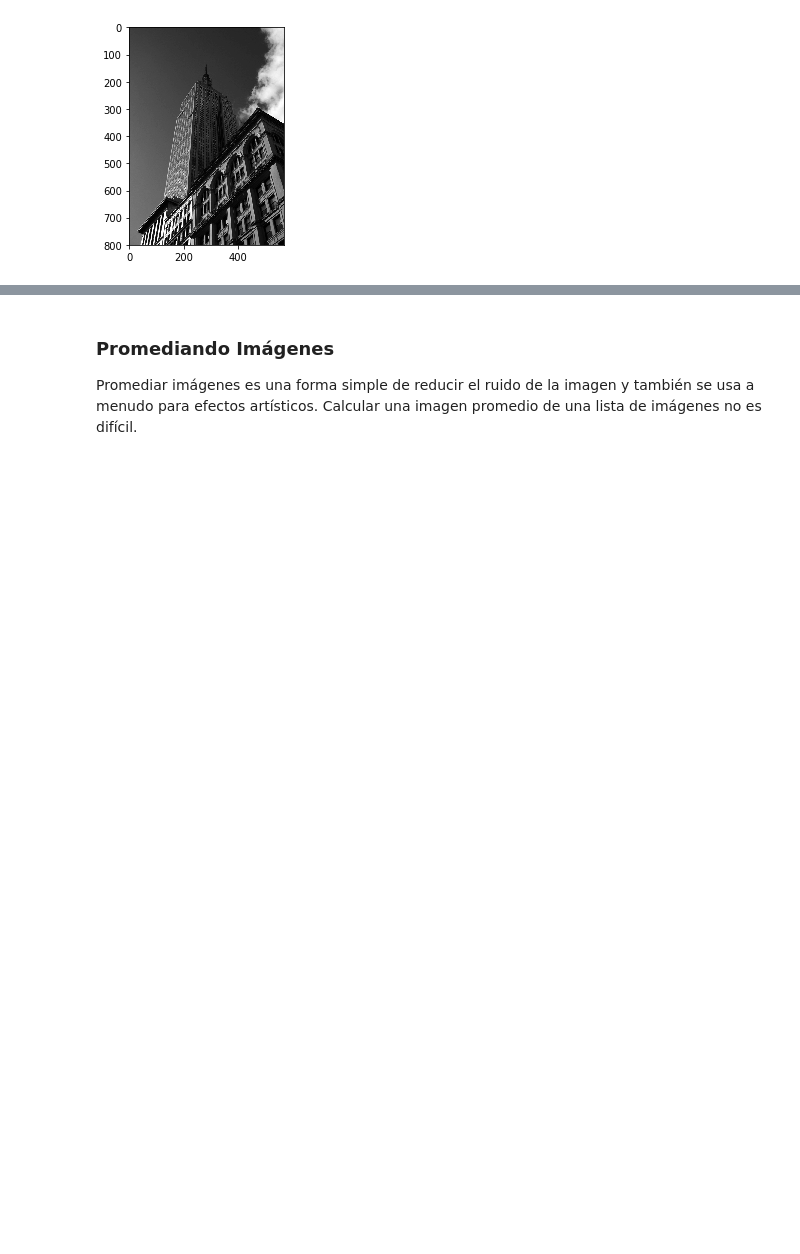
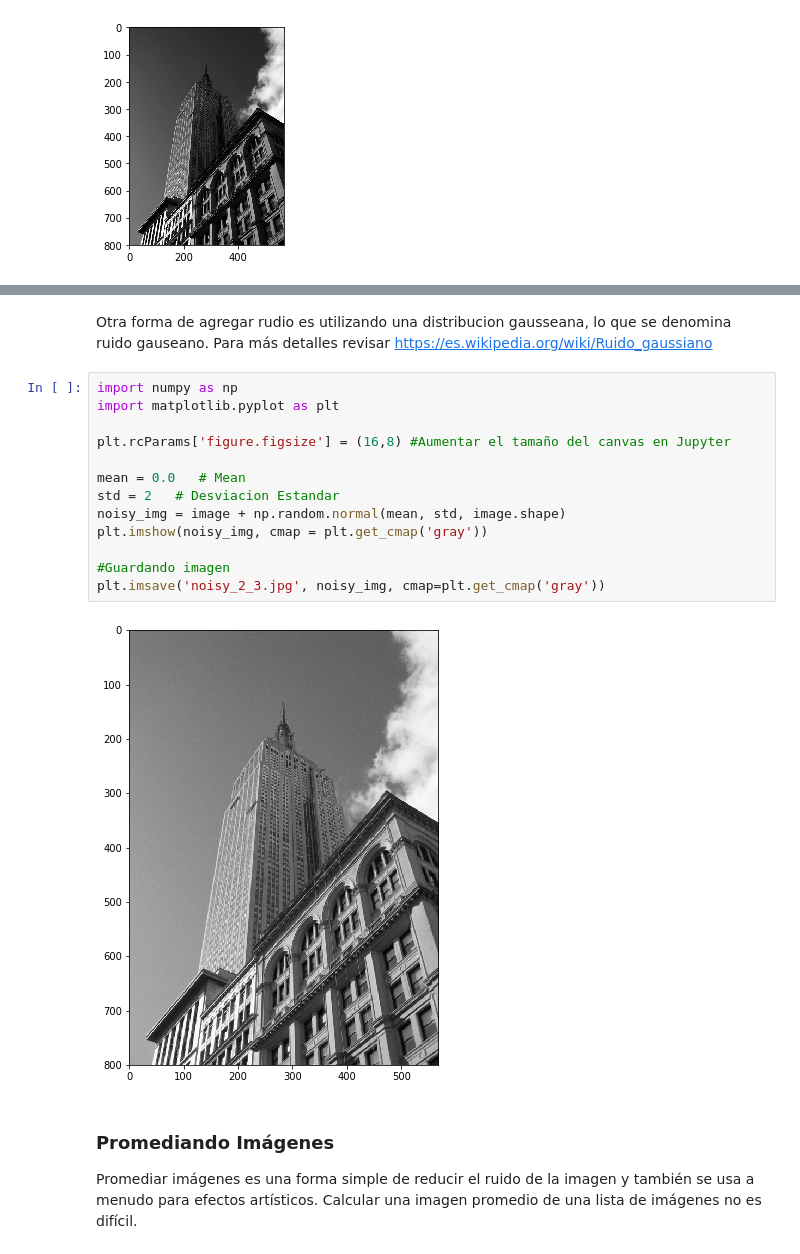
Before and after one commit to daniopitz/IntroToComputerVision, a Jupyter notebook: Clase_1.ipynb, the cells around one changed output, grey strips where cells are left out. Saved outputs shown, nothing was run; the diff lists cells and outputs as text; blank space fills up the shorter version.

```diff
--- a/Clase_1.ipynb
+++ b/Clase_1.ipynb
@@ -293,3 +362,22 @@ imshow(im4)
+# %% [markdown]
+Otra forma de agregar rudio es utilizando una distribucion gausseana,
+lo que se denomina ruido gauseano. Para más detalles revisar
+https://es.wikipedia.org/wiki/Ruido_gaussiano
+# %%
+import numpy as np
+import matplotlib.pyplot as plt
+
+plt.rcParams['figure.figsize'] = (16,8) #Aumentar el tamaño del canvas en Jupyter
+
+mean = 0.0   # Mean
+std = 2   # Desviacion Estandar
+noisy_img = image + np.random.normal(mean, std, image.shape)
+plt.imshow(noisy_img, cmap = plt.get_cmap('gray'))
+
+#Guardando imagen
+plt.imsave('noisy_2_3.jpg', noisy_img, cmap=plt.get_cmap('gray'))
+# %% [output]
+[figure, added]
 # %% [markdown]
 ### Promediando Imágenes
 
```
Also changed, not shown: parts of 33 cells of this notebook.
